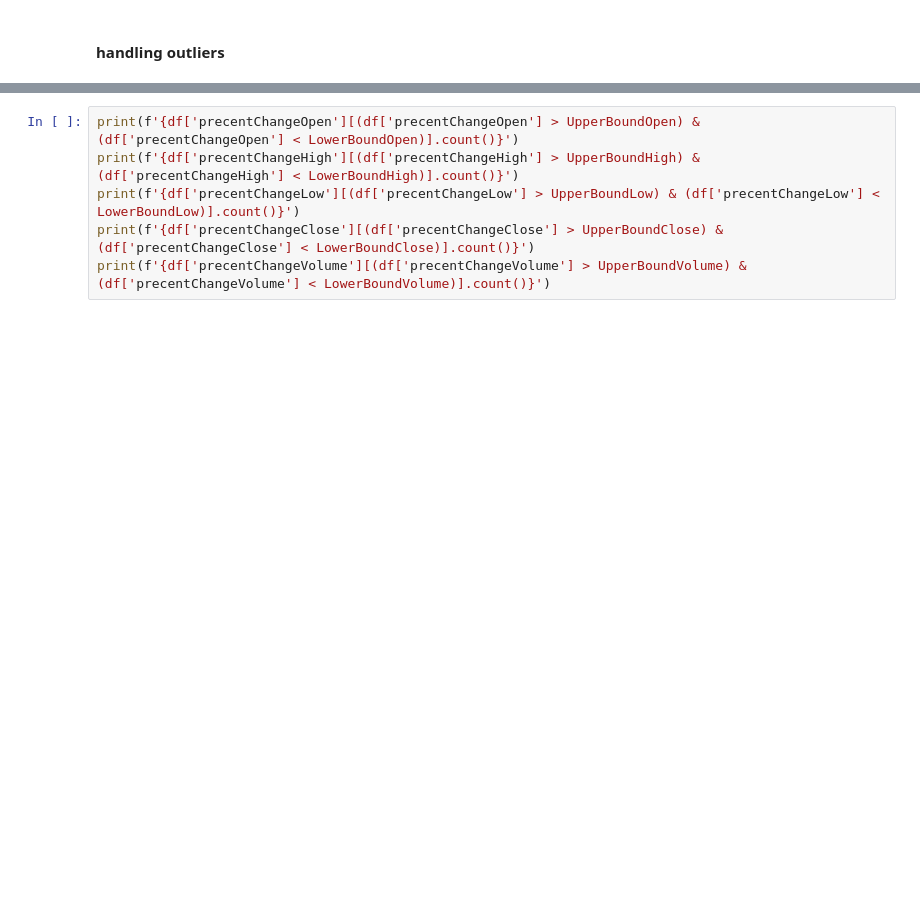
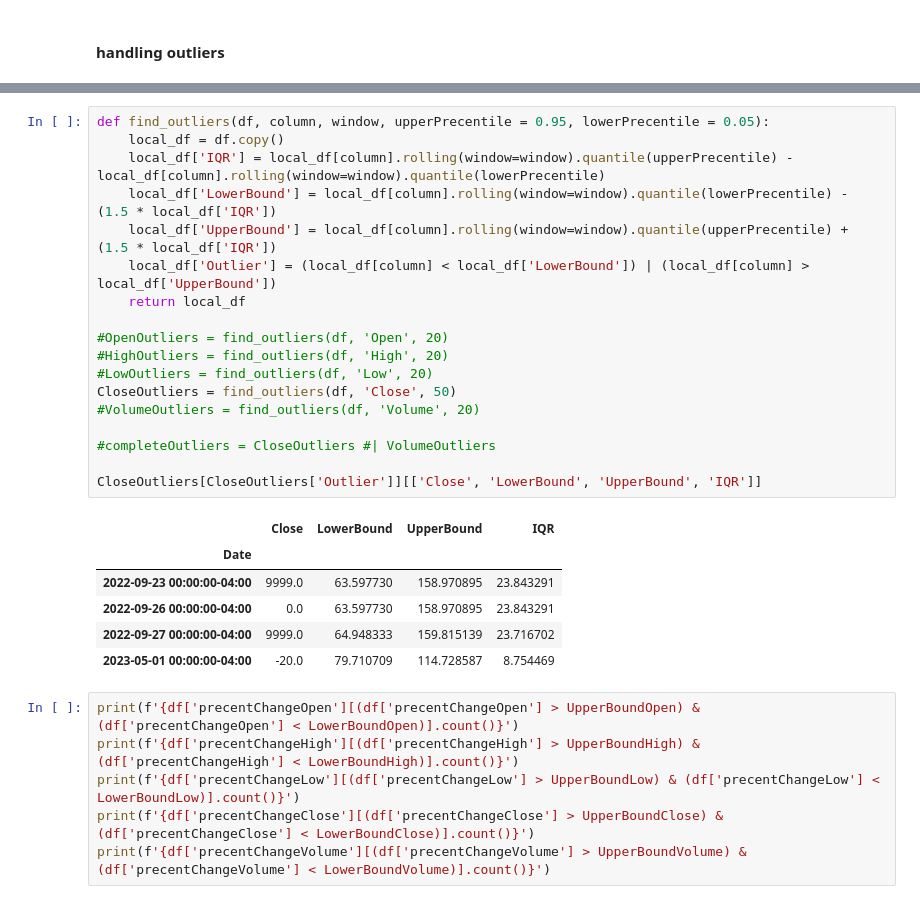
Before and after one commit to HillelCharbit/Trading-Algorithm-Project---google-trends, a Jupyter notebook: tom_jupyter_notebook.ipynb, the cells around one changed output, grey strips where cells are left out. Saved outputs shown, nothing was run; the diff lists cells and outputs as text; blank space fills up the shorter version.

```diff
--- a/tom_jupyter_notebook.ipynb
+++ b/tom_jupyter_notebook.ipynb
@@ -110,3 +167,28 @@ LowerBoundLow = df['precentChangeLow'].quantile(0.25) - (n * IQRLow)
+# %%
+def find_outliers(df, column, window, upperPrecentile = 0.95, lowerPrecentile = 0.05):
+    local_df = df.copy()
+    local_df['IQR'] = local_df[column].rolling(window=window).quantile(upperPrecentile) - local_df[column].rolling(window=window).quantile(lowerPrecentile)
+    local_df['LowerBound'] = local_df[column].rolling(window=window).quantile(lowerPrecentile) - (1.5 * local_df['IQR'])
+    local_df['UpperBound'] = local_df[column].rolling(window=window).quantile(upperPrecentile) + (1.5 * local_df['IQR'])
+    local_df['Outlier'] = (local_df[column] < local_df['LowerBound']) | (local_df[column] > local_df['UpperBound'])
+    return local_df
+
+#OpenOutliers = find_outliers(df, 'Open', 20)
+#HighOutliers = find_outliers(df, 'High', 20)
+#LowOutliers = find_outliers(df, 'Low', 20)
+CloseOutliers = find_outliers(df, 'Close', 50)
+#VolumeOutliers = find_outliers(df, 'Volume', 20)
+
+#completeOutliers = CloseOutliers #| VolumeOutliers
+
+CloseOutliers[CloseOutliers['Outlier']][['Close', 'LowerBound', 'UpperBound', 'IQR']]
+# %% [output]
+|  | Close | LowerBound | UpperBound | IQR |
+| Date |  |  |  |  |
+| 2022-09-23 00:00:00-04:00 | 9999.0 | 63.597730 | 158.970895 | 23.843291 |
+| 2022-09-26 00:00:00-04:00 | 0.0 | 63.597730 | 158.970895 | 23.843291 |
+| 2022-09-27 00:00:00-04:00 | 9999.0 | 64.948333 | 159.815139 | 23.716702 |
+| 2023-05-01 00:00:00-04:00 | -20.0 | 79.710709 | 114.728587 | 8.754469 |
 # %%
 print(f'{df['precentChangeOpen'][(df['precentChangeOpen'] > UpperBoundOpen) & (df['precentChangeOpen'] < LowerBoundOpen)].count()}')
 print(f'{df['precentChangeHigh'][(df['precentChangeHigh'] > UpperBoundHigh) & (df['precentChangeHigh'] < LowerBoundHigh)].count()}')
```
Also changed, not shown: parts of 12 cells of this notebook.
